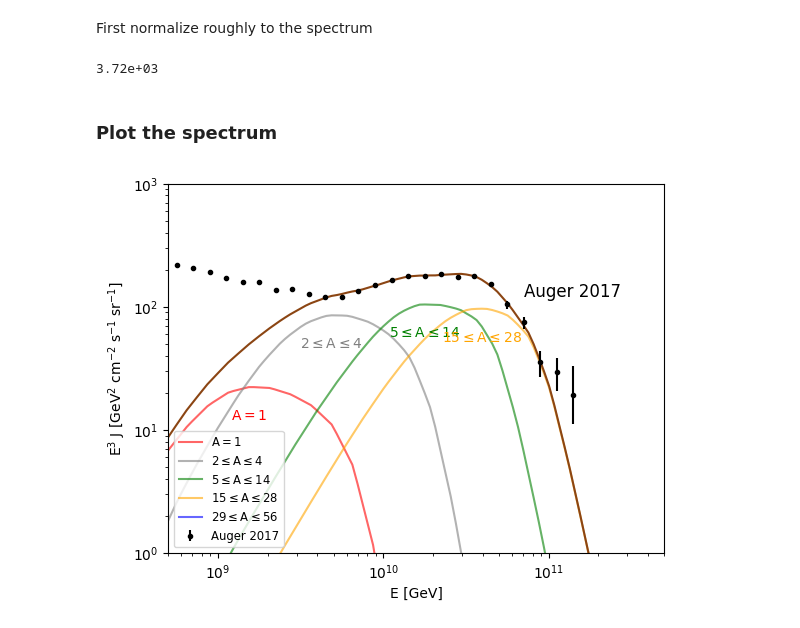
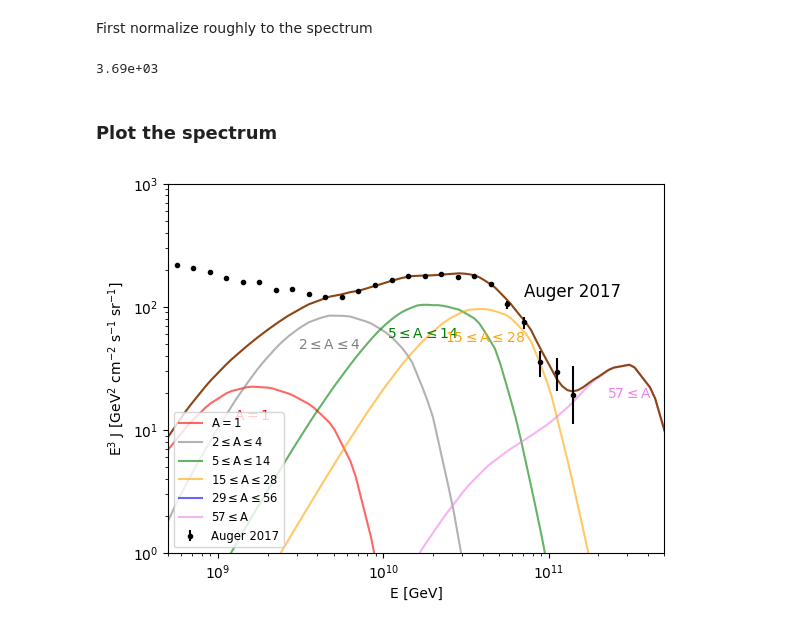
Before and after one commit to afedynitch/PriNCe-examples, a Jupyter notebook: basic_examples/Basic_example.ipynb, the cells around one changed output. Saved outputs shown, nothing was run; the diff lists cells and outputs as text; code cells hidden in the pictures.

```diff
--- a/basic_examples/Basic_example.ipynb
+++ b/basic_examples/Basic_example.ipynb
@@ -127,6 +110,7 @@ f_helium = 10.3
 f_nitrogen = 38.1
 f_silicon = 5.6
 f_iron = 0.0
+f_ultra = 0.2
 
 # NOTE: You can add as much as you want here.
 # you can also add several source classes. But that will be slower, if there are many
@@ -140,6 +124,8 @@ solver.add_source_class(
             1000070140: (gamma, rmax, f_nitrogen),
             1000140280: (gamma, rmax, f_silicon),
             1000260560: (gamma, rmax, f_iron),
+            1000822080: (gamma, rmax, f_ultra),
+
         },
     )
 )
@@ -178,7 +164,7 @@ print(f"{norm:.2e}")
 
 result = result * norm
 # %% [output]
-3.72e+03
+3.69e+03
 # %% [markdown]
 ### Plot the spectrum
 # %%
@@ -188,16 +174,17 @@ pdgid2sref = result.spec_man.pdgid2sref
 A = lambda x: pdgid2sref[x].A
 
 for group, color, label, loffset in zip(
-    [(A, 1, 1), (A, 2, 4), (A, 5, 14), (A, 15, 28), (A, 29, 56)],
-    ["red", "gray", "green", "orange", "blue"],
+    [(A, 1, 1), (A, 2, 4), (A, 5, 14), (A, 15, 28), (A, 29, 56), (A, 57, 300)],
+    ["red", "gray", "green", "orange", "blue", "violet"],
     [
         r"$\mathrm{A} = 1$",
         r"$2 \leq \mathrm{A} \leq 4$",
         r"$5 \leq \mathrm{A} \leq 14$",
         r"$15 \leq \mathrm{A} \leq 28$",
         r"$29 \leq \mathrm{A} \leq 56$",
+        r"$57 \leq \mathrm{A}$",
     ],
-    [0, 0, 0, 0, 0],
+    [0, 0, 0, 0, 0, 0],
 ):
 
     energy, spectrum = result.get_solution_group(group)
@@ -220,31 +207,31 @@ for group, color, label, loffset in zip(
 
 energy, spectrum = result.get_solution_group("CR")
 l = plt.loglog(energy, spectrum, c="saddlebrown")
 
 plt.errorbar(
     data["energy"],
     data["spectrum"],
     yerr=(data["lower_err"], data["upper_err"]),
     fmt="o",
     color="black",
     label=data_label,
     markersize=3,
 )
 plt.annotate(
     data_label,
     (data["energy"][-4], data["spectrum"][-4] * 1.5),
     fontsize=12,
     horizontalalignment="left",
     verticalalignment="bottom",
 )
 plt.legend(ncol=1, loc='lower left', fontsize='small')
 
 plt.xlim(5e8, 5e11)
 plt.ylim(1e0, 1e3)
 
 plt.ylabel(r"E$^3$ J [GeV$^{2}$ cm$^{-2}$ s$^{-1}$ sr$^{-1}$]")
 plt.xlabel(r"E [GeV]")
 
 plt.show()
 # %% [output]
-[figure, old version]
+[figure, new version]
```
Also changed, not shown: parts of 6 cells of this notebook.
